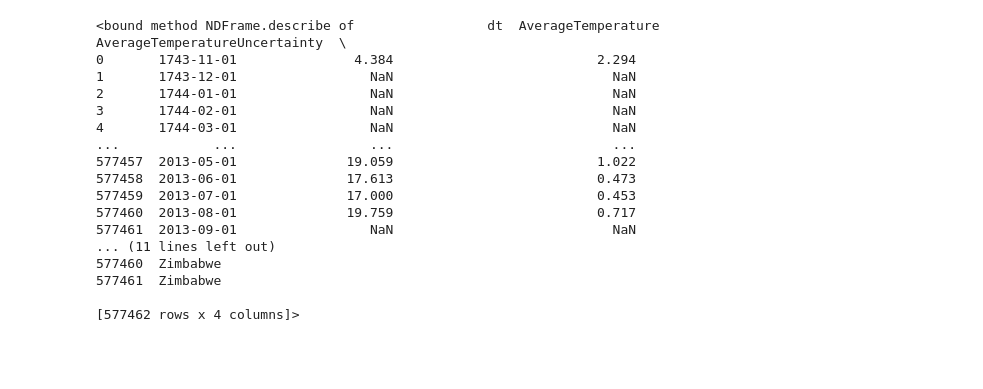
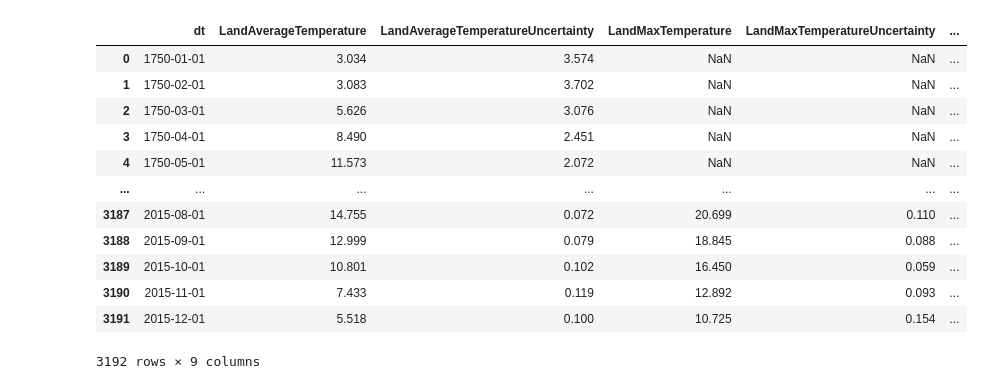
Before and after one commit to busranur-sr/ClimateChange, a Jupyter notebook: GlobalTemperatures.ipynb, the cells around one changed output. Saved outputs shown, nothing was run; the diff lists cells and outputs as text; code cells hidden in the pictures; blank space fills up the shorter version.

```diff
--- a/GlobalTemperatures.ipynb
+++ b/GlobalTemperatures.ipynb
@@ -7,21 +14,17 @@ df=pd.read_csv('C:/Users/sadik/OneDrive/Masaüstü/datascience_temperature/Globa
 # %%
-df.describe
+df_global
 # %% [output]
+|  | dt | LandAverageTemperature | LandAverageTemperatureUncertainty | LandMaxTemperature | LandMaxTemperatureUncertainty | ... |
+| 0 | 1750-01-01 | 3.034 | 3.574 | NaN | NaN | ... |
+| 1 | 1750-02-01 | 3.083 | 3.702 | NaN | NaN | ... |
+| 2 | 1750-03-01 | 5.626 | 3.076 | NaN | NaN | ... |
+| 3 | 1750-04-01 | 8.490 | 2.451 | NaN | NaN | ... |
+| 4 | 1750-05-01 | 11.573 | 2.072 | NaN | NaN | ... |
+| ... | ... | ... | ... | ... | ... | ... |
+| 3187 | 2015-08-01 | 14.755 | 0.072 | 20.699 | 0.110 | ... |
+| 3188 | 2015-09-01 | 12.999 | 0.079 | 18.845 | 0.088 | ... |
+| 3189 | 2015-10-01 | 10.801 | 0.102 | 16.450 | 0.059 | ... |
+| 3190 | 2015-11-01 | 7.433 | 0.119 | 12.892 | 0.093 | ... |
+| 3191 | 2015-12-01 | 5.518 | 0.100 | 10.725 | 0.154 | ... |
-<bound method NDFrame.describe of                 dt  AverageTemperature  AverageTemperatureUncertainty  \
-0       1743-11-01               4.384                          2.294
-1       1743-12-01                 NaN                            NaN
-2       1744-01-01                 NaN                            NaN
-3       1744-02-01                 NaN                            NaN
-4       1744-03-01                 NaN                            NaN
-...            ...                 ...                            ...
-577457  2013-05-01              19.059                          1.022
-577458  2013-06-01              17.613                          0.473
-577459  2013-07-01              17.000                          0.453
-577460  2013-08-01              19.759                          0.717
-577461  2013-09-01                 NaN                            NaN
-... (11 lines left out)
-577460  Zimbabwe
-577461  Zimbabwe
-
-[577462 rows x 4 columns]>
+3192 rows × 9 columns
 # %%
```
Also changed, not shown: parts of 9 cells of this notebook.
